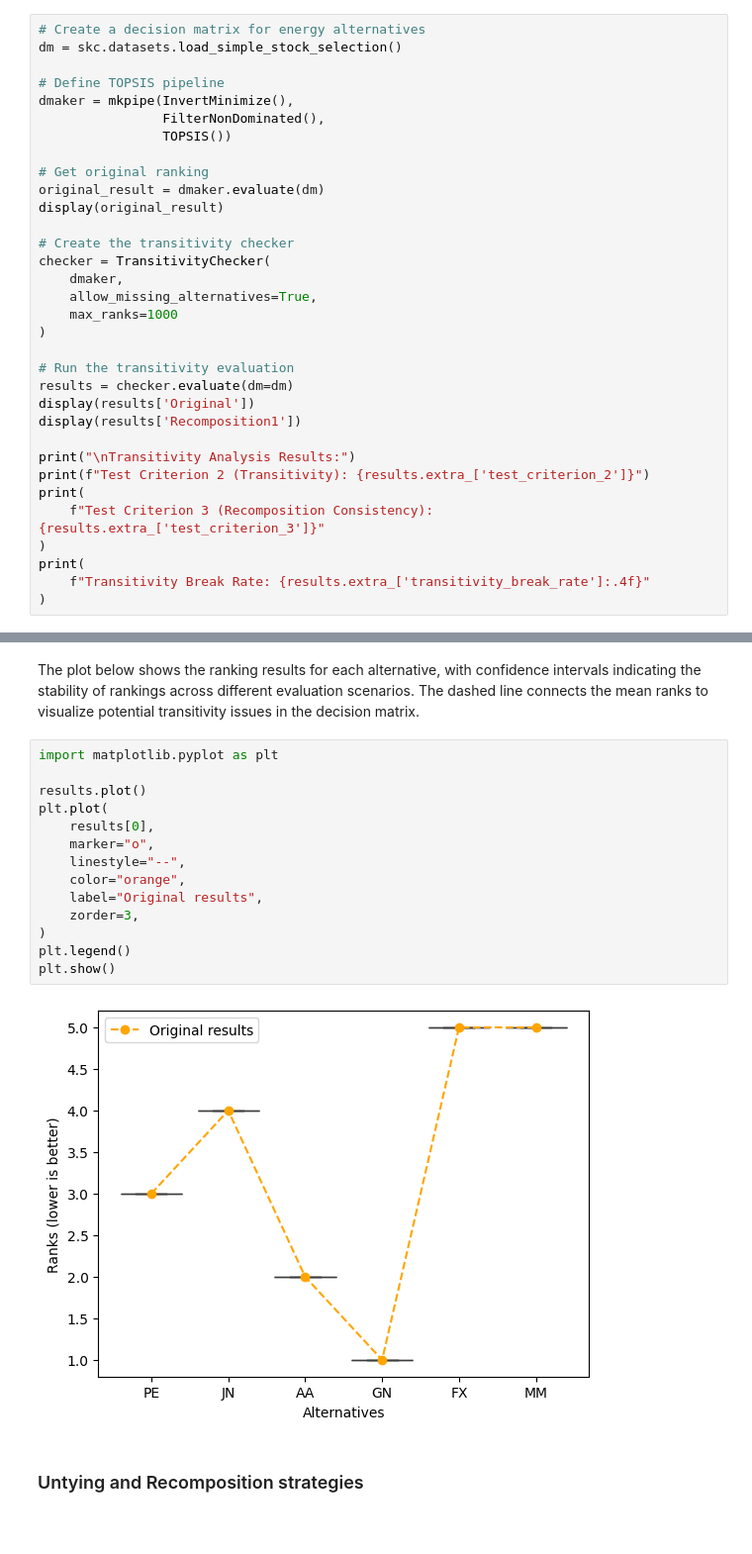
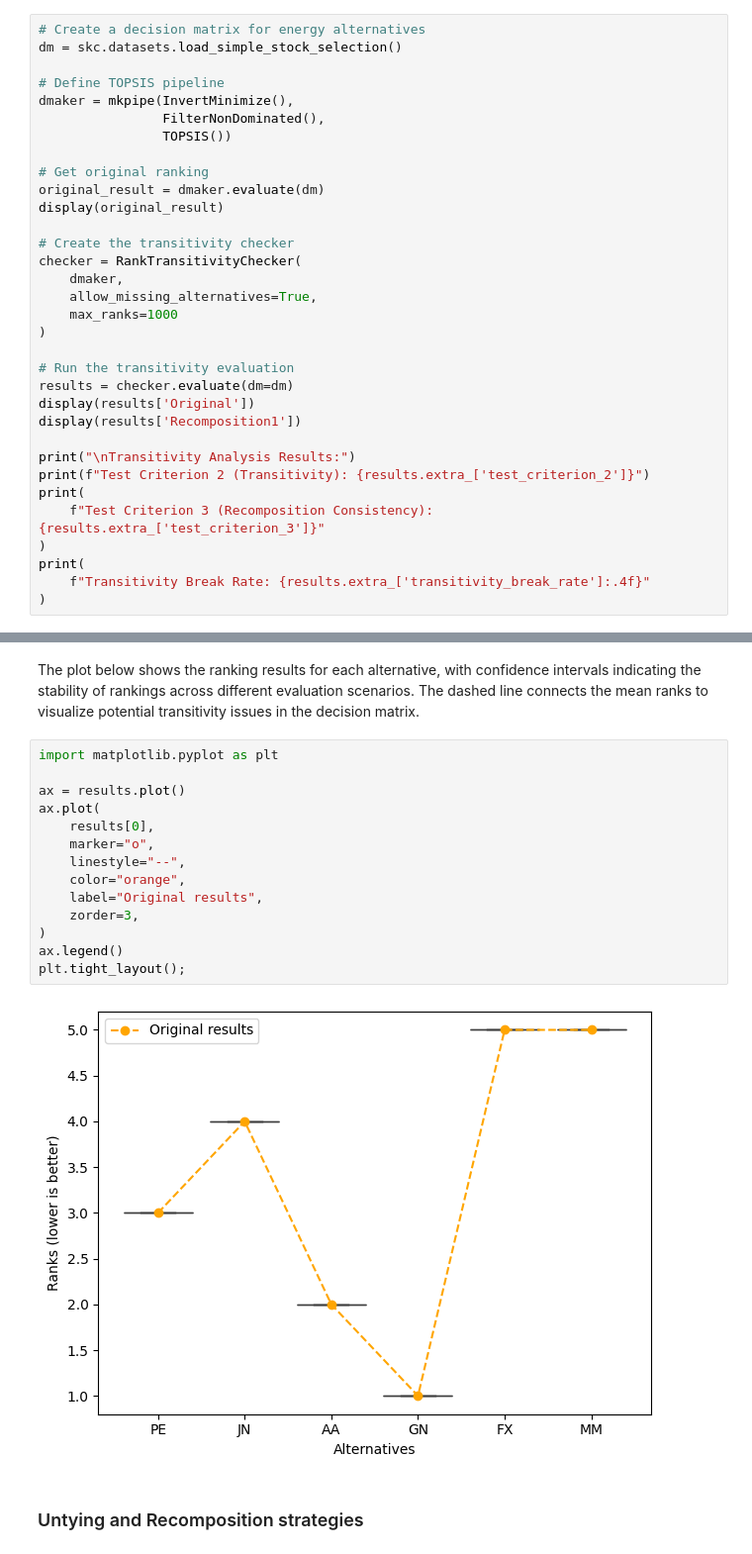
Before and after one commit to quatrope/scikit-criteria, a Jupyter notebook: docs/source/tutorial/rankrev.ipynb, the cells around one changed output, grey strips where cells are left out. Shown at 99% size. Saved outputs shown, nothing was run; the diff lists cells and outputs as text; blank space fills up the shorter version.

```diff
--- a/docs/source/tutorial/rankrev.ipynb
+++ b/docs/source/tutorial/rankrev.ipynb
@@ -223,7 +223,7 @@ original_result = dmaker.evaluate(dm)
 display(original_result)
 
 # Create the transitivity checker
-checker = TransitivityChecker(
+checker = RankTransitivityChecker(
     dmaker,
     allow_missing_alternatives=True,
     max_ranks=1000
@@ -261,19 +261,19 @@ The plot below shows the ranking results for each alternative, with confidence i
 # %%
 import matplotlib.pyplot as plt
 
-results.plot()
-plt.plot(
+ax = results.plot()
+ax.plot(
     results[0],
     marker="o",
     linestyle="--",
     color="orange",
     label="Original results",
     zorder=3,
 )
-plt.legend()
-plt.show()
+ax.legend()
+plt.tight_layout();
 # %% [output]
-[figure, old version]
+[figure, new version]
 # %% [markdown]
 ### Untying and Recomposition strategies
 # %% [markdown]
```
Also changed, not shown: parts of 5 cells of this notebook, 5 other files.
